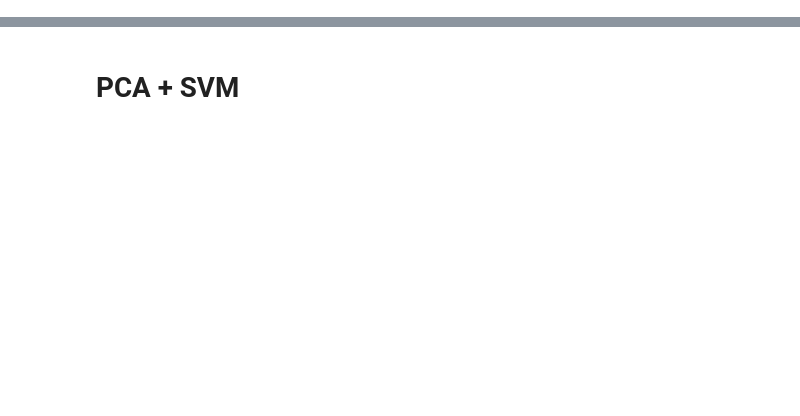
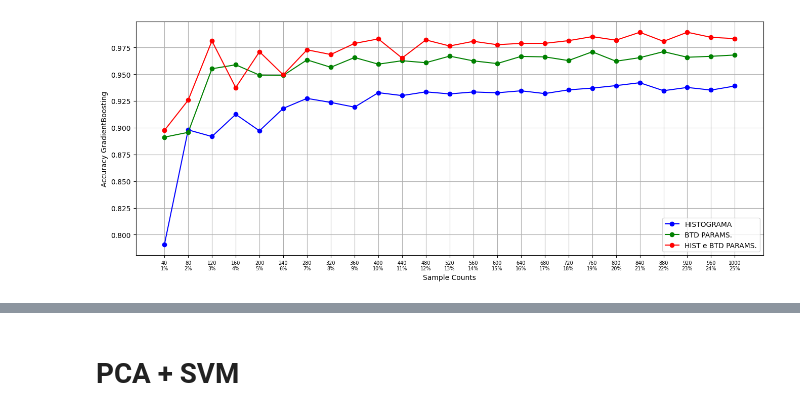
Before and after one commit to cardosorrenan/research-project-v2, a Jupyter notebook: src/classify_samples/classify_samples.ipynb, the cells around one changed output, grey strips where cells are left out. Cells and saved outputs as stored; diff of their text form; code cells hidden in the pictures; blank space fills up the shorter version.

```diff
--- a/src/classify_samples/classify_samples.ipynb
+++ b/src/classify_samples/classify_samples.ipynb
@@ -60,9 +54,0 @@ BTD
-# %%
-positives = base_pos[np.random.choice(base_pos.shape[0], base_pos.shape[0])]
-negatives = base_neg[np.random.choice(base_neg.shape[0], base_neg.shape[0])]
-
-base_ready = np.vstack((positives, negatives))
-base_ready = base_ready[0:, -6:]
-# %%
-y = np.hstack((np.ones(base_pos.shape[0]), np.zeros(base_neg.shape[0])))
-X = base_ready
@@ -78,0 +55,75 @@ y.shape
+# %%
+X_hist = base_ready[0:, 0:-7]
+X_btd = base_ready[0:, -6:]
+X_hist_btd = np.hstack((X_hist, X_btd))
+
+X = X_hist_btd
+# %%
+X_experiments = (
+    [X_hist, "HISTOGRAMA", "b"],
+    [X_btd, "BTD PARAMS.", "g"],
+    [X_hist_btd, "HIST e BTD PARAMS.", "r"],
+)
+
+sample_counts = []
+accuracies = []
+labels = []
+
+models = dict()
+
+models["GradientBoosting"] = GradientBoostingClassifier()
+models["ExtremeGradientBooster"] = XGBClassifier()
+models["HistGradientBoosting"] = HistGradientBoostingClassifier(max_iter=100)
+models["AdaBoost"] = AdaBoostClassifier(n_estimators=100)
+models["ExtraTrees"] = ExtraTreesClassifier()
+
+for label, model in models.items():
+    plt.figure(figsize=(16, 6))
+    plt.xlabel("Sample Counts")
+    plt.grid(True)
+    plt.legend()
+
+    for X_input, X_label, X_color in X_experiments:
+        dataset_sample_counts = []
+        dataset_accuracies = []
+        dataset_labels = []
+
+        data_percentages = np.arange(25, 0, -1) / 100
+
+        for train_data_percentage in data_percentages:
+            train_data_percentage = round(train_data_percentage, 4)
+
+            num_samples = int(len(X_input) * train_data_percentage)
+
+            X_train, X_test, y_train, y_test = train_test_split(
+                X_input, y, test_size=1 - train_data_percentage
+            )
+
+            model.fit(X_train, y_train)
+
+            y_pred = model.predict(X_test)
+
+            accuracy = accuracy_score(y_test, y_pred)
+
+            dataset_sample_counts.append(num_samples)
+            dataset_accuracies.append(accuracy)
+            dataset_labels.append(f"{num_samples}\n{train_data_percentage * 100:.0f}%")
+
+        dataset_results_df = pd.DataFrame(
+            {"Sample Counts": dataset_sample_counts, "Accuracy": dataset_accuracies}
+        )
+
+        plt.xticks(dataset_sample_counts, dataset_labels, fontsize=7)
+
+        plt.plot(
+            dataset_results_df["Sample Counts"],
+            dataset_results_df["Accuracy"],
+            marker="o",
+            label=X_label,
+            color=X_color,
+        )
+        plt.legend()
+
+    plt.ylabel(f"Accuracy {label}")
+    plt.show()
+# %% [output]
@@ -78,0 +131 @@ y.shape
+[figure, added]
```
Also changed, not shown: parts of 18 cells of this notebook, 2 other files.
